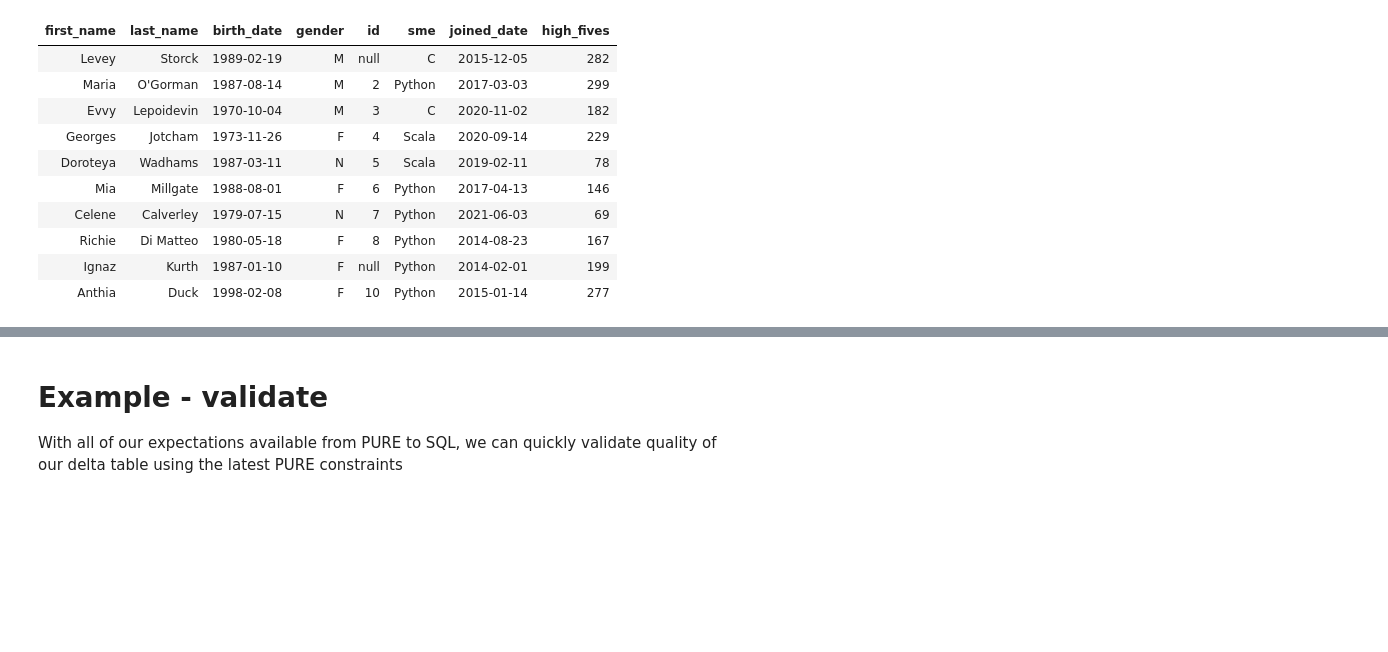
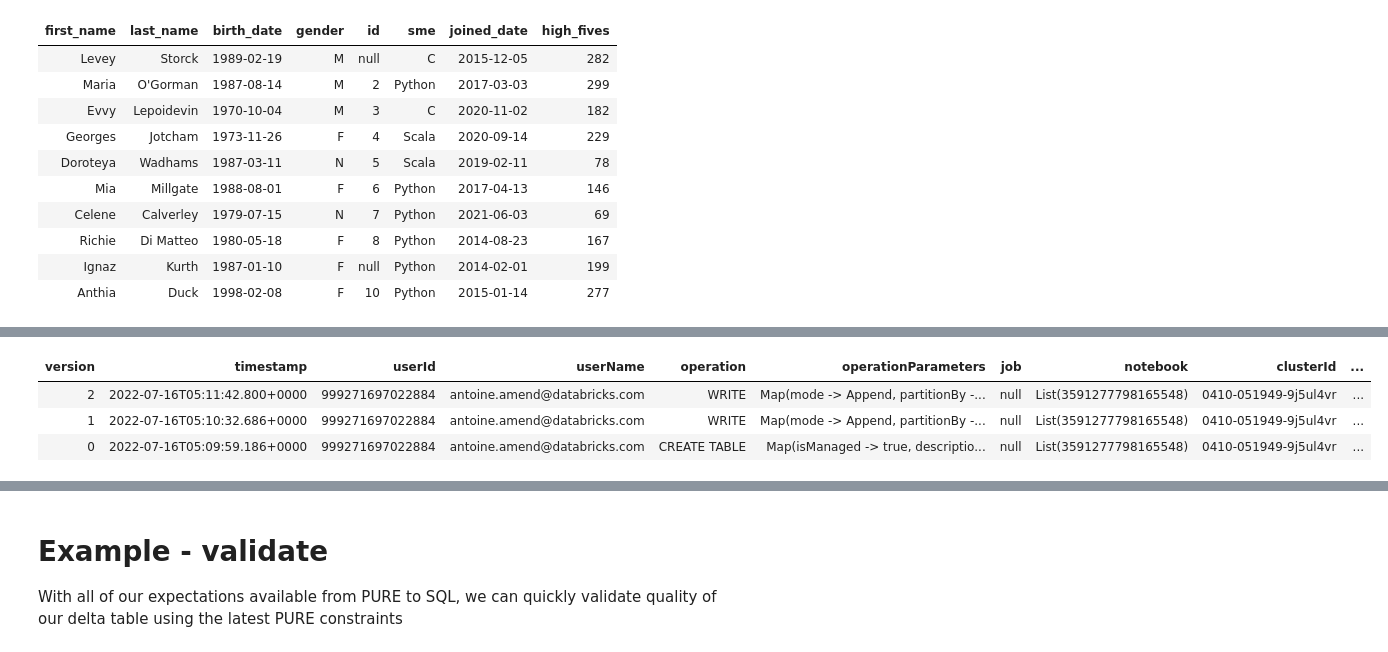
Before and after one commit to finos/legend-community-delta, a Jupyter notebook: databricks-scala.ipynb, the cells around one changed output, grey strips where cells are left out. Cells and saved outputs as stored; diff of their text form; code cells hidden in the pictures; blank space fills up the shorter version.

```diff
--- a/databricks-scala.ipynb
+++ b/databricks-scala.ipynb
@@ -174,0 +215,10 @@ transformedDf.write.format("delta").mode("append").saveAsTable(tableName)
+# %%
+%scala
+val versionDF = sql(s"DESCRIBE HISTORY ${tableName}")
+val versionLatest = versionDF.select(max("version").alias("version")).collect().head.getAs[Long]("version")
+display(versionDF)
+# %% [output]
+| version | timestamp | userId | userName | operation | operationParameters | job | notebook | clusterId | ... |
+| 2 | 2022-07-16T05:11:42.800+0000 | 999271697022884 | antoine.amend@databricks.com | WRITE | Map(mode -> Append, partitionBy -... | null | List(3591277798165548) | 0410-051949-9j5ul4vr | ... |
+| 1 | 2022-07-16T05:10:32.686+0000 | 999271697022884 | antoine.amend@databricks.com | WRITE | Map(mode -> Append, partitionBy -... | null | List(3591277798165548) | 0410-051949-9j5ul4vr | ... |
+| 0 | 2022-07-16T05:09:59.186+0000 | 999271697022884 | antoine.amend@databricks.com | CREATE TABLE | Map(isManaged -> true, descriptio... | null | List(3591277798165548) | 0410-051949-9j5ul4vr | ... |
```
Also changed, not shown: parts of 13 cells of this notebook, 3 other files.
